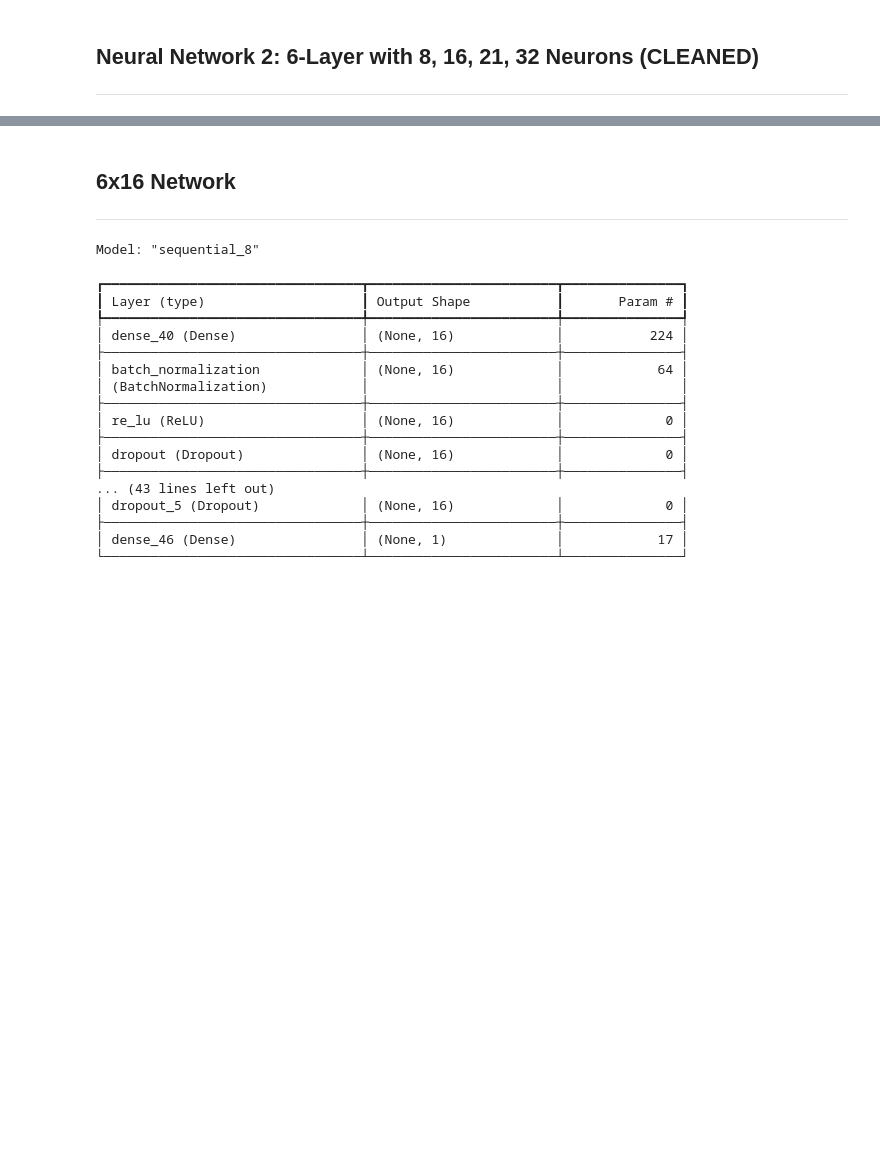
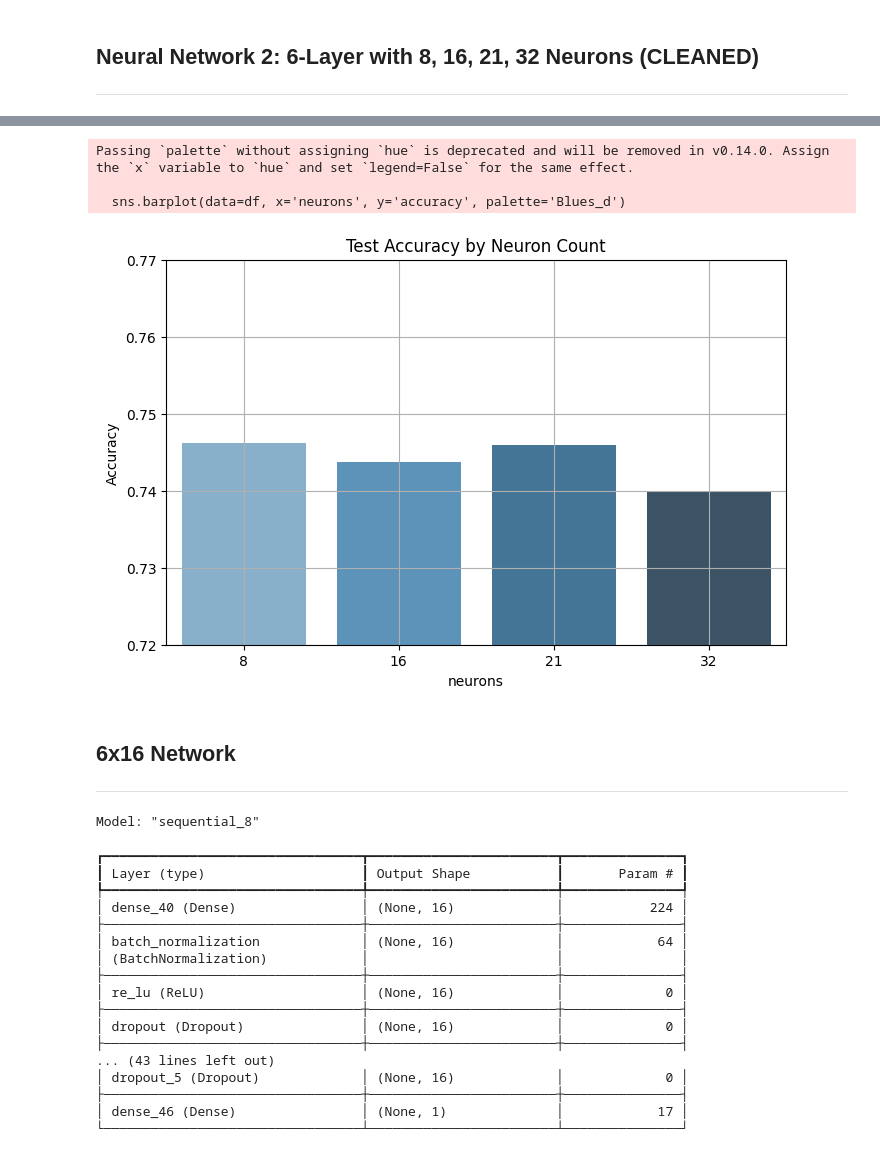
Before and after one commit to LJMurphyy/diabetes-risk-predictor, a Jupyter notebook: working_dir/murphy-5050-v.ipynb, the cells around one changed output, grey strips where cells are left out. Saved outputs shown, nothing was run; the diff lists cells and outputs as text; code cells hidden in the pictures; blank space fills up the shorter version.

```diff
--- a/working_dir/murphy-5050-v.ipynb
+++ b/working_dir/murphy-5050-v.ipynb
@@ -364,3 +364,21 @@ Test accuracy: 0.7409
+# %%
+import seaborn as sns
+import pandas as pd
+
+df = pd.DataFrame(list(results.items()), columns=["neurons", "accuracy"])
+
+plt.figure(figsize=(8, 5))
+sns.barplot(data=df, x='neurons', y='accuracy', palette='Blues_d')
+plt.title("Test Accuracy by Neuron Count")
+plt.ylabel("Accuracy")
+plt.ylim(0.72, 0.77)
+plt.grid(True)
+plt.show()
+# %% [output]
+Passing `palette` without assigning `hue` is deprecated and will be removed in v0.14.0. Assign the `x` variable to `hue` and set `legend=False` for the same effect.
+
+  sns.barplot(data=df, x='neurons', y='accuracy', palette='Blues_d')
+[figure, added]
 # %% [markdown]
 ## 6x16 Network
 
```
Also changed, not shown: parts of 9 cells of this notebook, 1 other file.
